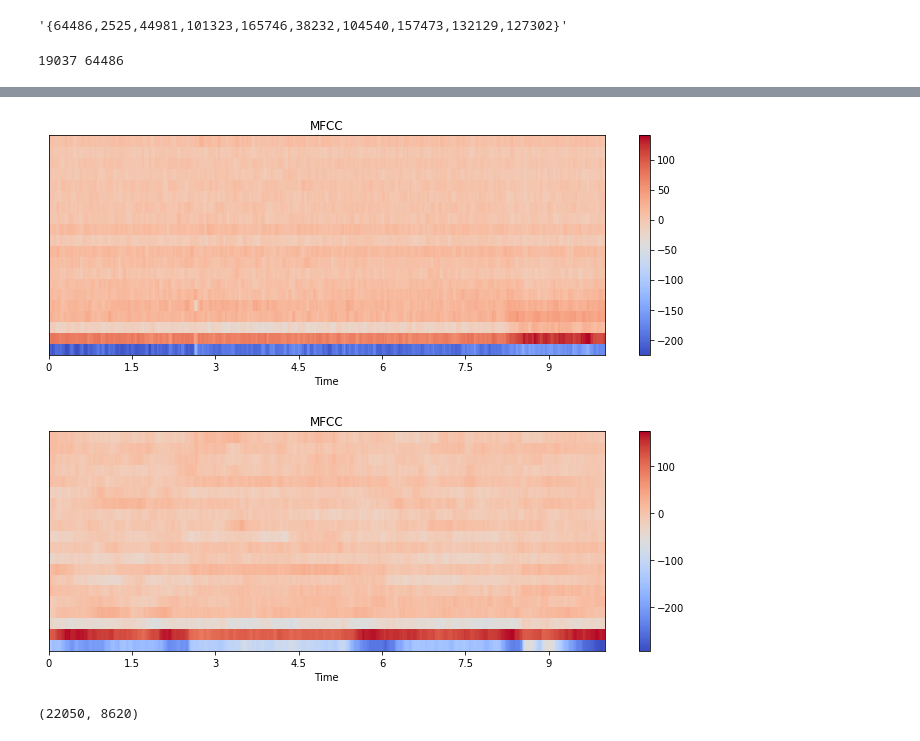
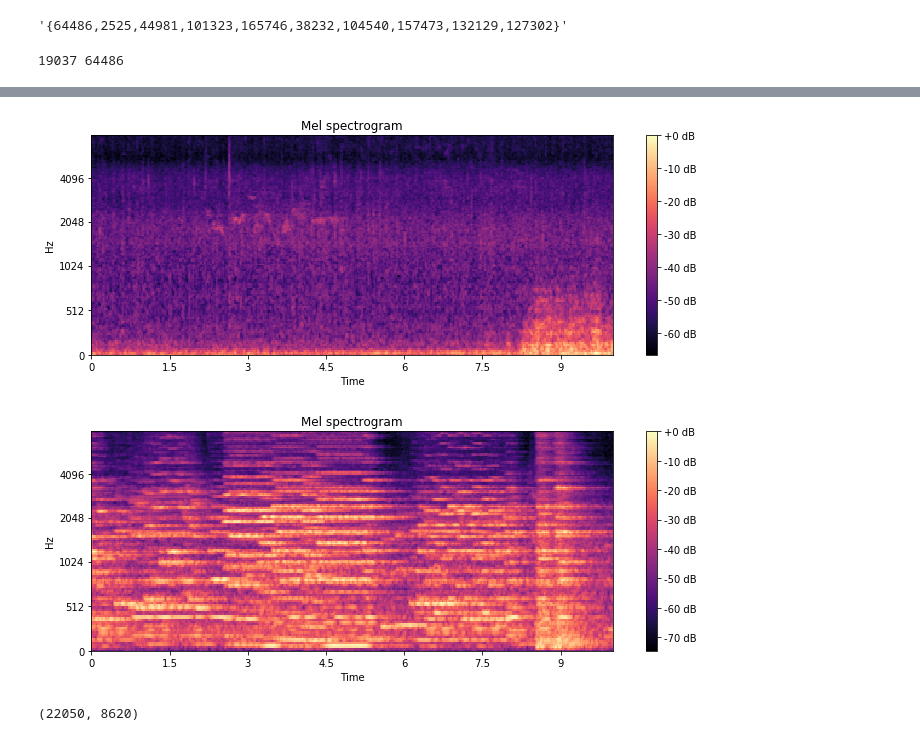
Before and after one commit to jonnor/datascience-master, a Jupyter notebook: dcase2018/Features.ipynb, the cells around one changed output, grey strips where cells are left out. Drawn from its saved outputs; the diff is of its cells as text; code cells hidden in the pictures.

```diff
--- a/dcase2018/Features.ipynb
+++ b/dcase2018/Features.ipynb
@@ -37,7 +37,8 @@ v = neg.index.values
 def features(wavpath):
     y, sr = librosa.load(wavpath, offset=0)
     mfcc = librosa.feature.mfcc(y=y, sr=sr, n_fft=2048, hop_length=512, n_mfcc=20)
-    return mfcc
+    mel = librosa.feature.melspectrogram(y=y, sr=sr, n_mels=128, fmax=8000)
+    return mel
 
 def plot_mfcc(mfcc):
     plt.figure(figsize=(10, 4))
@@ -45,22 +46,32 @@ def plot_mfcc(mfcc):
     plt.colorbar()
     plt.title('MFCC')
     plt.tight_layout()
+
+def plot_melspectrogram(S, title='Mel spectrogram', fmax=8000):
+    plt.figure(figsize=(10, 4))
+    d = librosa.power_to_db(S, ref=numpy.max)
+    librosa.display.specshow(d, y_axis='mel', x_axis='time', fmax=fmax)
+    plt.colorbar(format='%+2.0f dB')
+    plt.title(title)
+    plt.tight_layout()
 # %%
 p = pos.index.values[0]
 n = neg.index.values[0]
 print(p, n)
 p = features('data/ff1010bird/{}.wav'.format(p))
 n = features('data/ff1010bird/{}.wav'.format(n))
 
-plot_mfcc(p)
-plot_mfcc(n)
+#plot_mfcc(p)
+#plot_mfcc(n)
+plot_melspectrogram(p)
+plot_melspectrogram(n)
 
 IPython.display.Audio('data/ff1010bird/{}.wav'.format(pos.index.values[0]))
 # %% [output]
 19037 64486
 [interactive output not drawn]
-[figure, old version]
+[figure, new version]
-[figure, old version]
+[figure, new version]
 # %%
 22050, p.shape[0]*p.shape[1]
 # %% [output]
```
Also changed, not shown: 4 other files.
